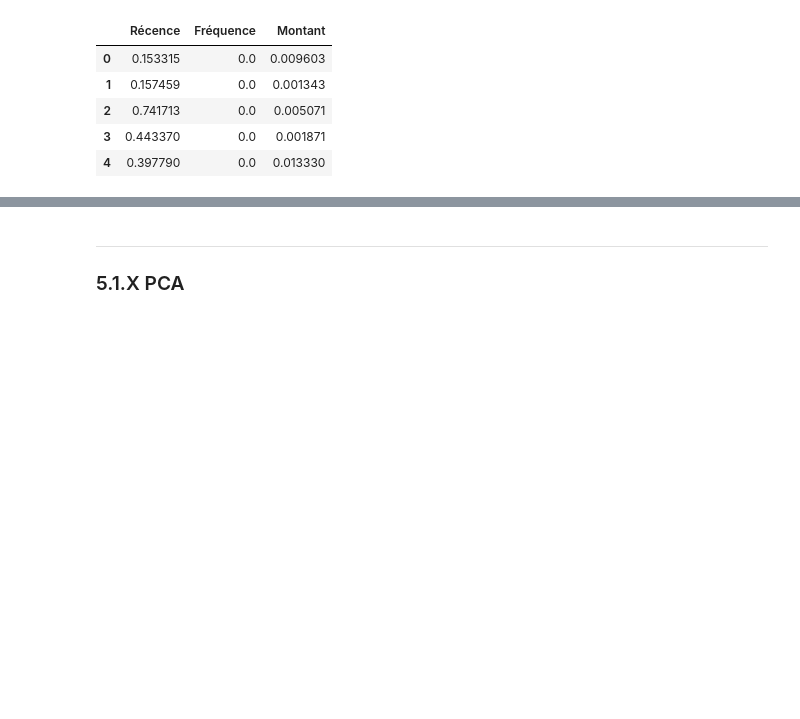
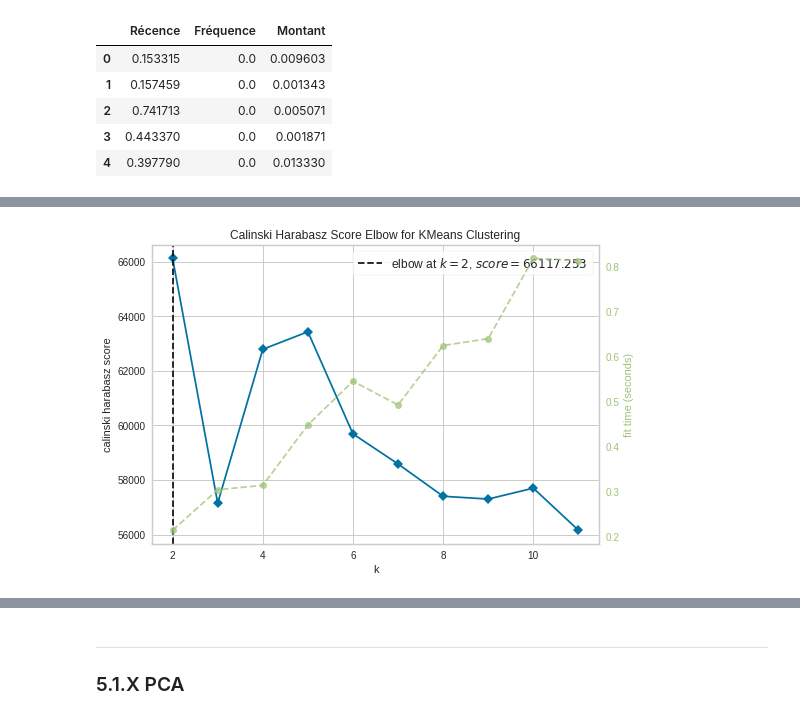
Before and after one commit to curiousmindflow/oc-ml-p4, a Jupyter notebook: modelisation.ipynb, the cells around one changed output, grey strips where cells are left out. Drawn from its saved outputs; the diff is of its cells as text; code cells hidden in the pictures; blank space fills up the shorter version.

```diff
--- a/modelisation.ipynb
+++ b/modelisation.ipynb
@@ -449,0 +538,5 @@ rfm_explain(data_rfm, data_preproc, 4)
+# %%
+if True:
+    elbow_calinski_harabasz(data_rfm_score.copy(), (2, 12))
+# %% [output]
+[figure, added]
```
Also changed, not shown: parts of 31 cells of this notebook, 1 other file.
